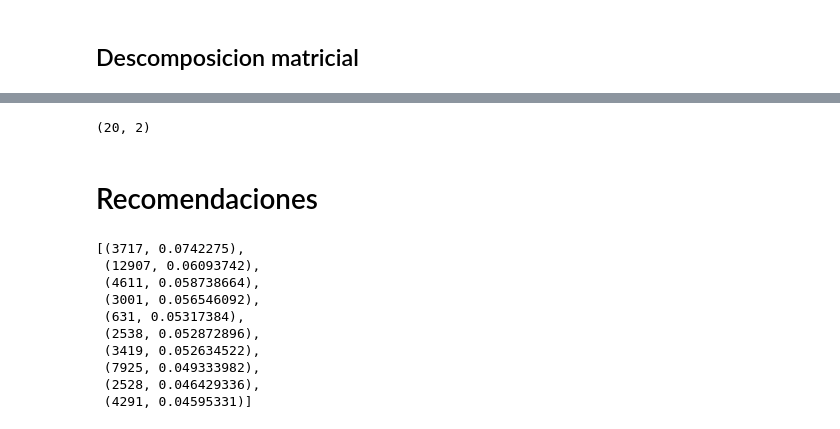
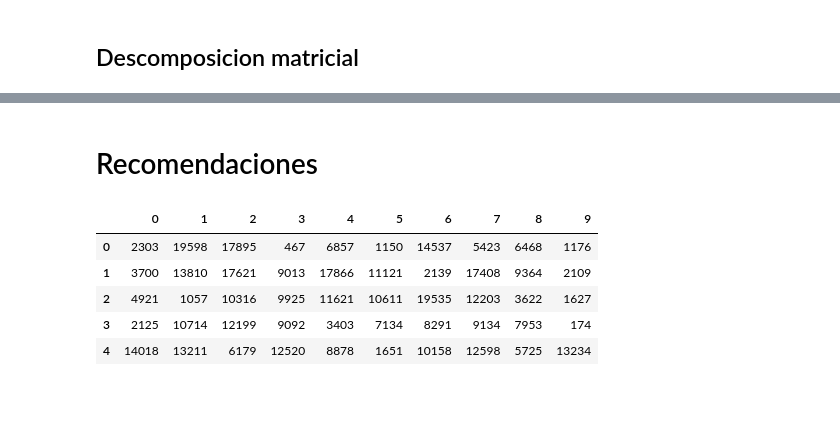
Before and after one commit to fagonzalezosorio/proyectomat282, a Jupyter notebook: Codigos/proyecto.ipynb, the cells around one changed output, grey strips where cells are left out. Cells and saved outputs as stored; diff of their text form; code cells hidden in the pictures; blank space fills up the shorter version.

```diff
--- a/Codigos/proyecto.ipynb
+++ b/Codigos/proyecto.ipynb
@@ -170,0 +171,2 @@ df.head()
+# %%
+(train_user_item, test_user_item) = train_test_split(sparse_user_item, train_percentage = 0.85)
@@ -170,0 +185,6 @@ df.head()
+# %%
+for j in [2,5,8,10,15,18,30]:
+    modelo = implicit.als.AlternatingLeastSquares(factors=j)
+    modelo.fit(train_user_item.T,show_progress = False) # sparse_item_user
+    p = precision_at_k(modelo, train_user_item,test_user_item,show_progress = False)
+    print(f"{j} -> {p}")
@@ -171,25 +199,16 @@ df.head()
 # %%
-modelo = implicit.als.AlternatingLeastSquares(factors=2 )
+als_model = implicit.als.AlternatingLeastSquares(factors=2)
 # %%
-modelo.fit(sparse_item_user,show_progress = True)
+modelo.fit(sparse_item_user,show_progress = False)
-# %%
-modelo.user_factors.shape
-# %% [output]
-(20, 2)
 # %% [markdown]
 # Recomendaciones
 # %%
-recommended = modelo.recommend(2, sparse_user_item,N=10)
+recommended = modelo.recommend_all(sparse_user_item,N=10,show_progress= False)
+pd.DataFrame(recommended).head()
+# %% [output]
+|  | 0 | 1 | 2 | 3 | 4 | 5 | 6 | 7 | 8 | 9 |
+| 0 | 2303 | 19598 | 17895 | 467 | 6857 | 1150 | 14537 | 5423 | 6468 | 1176 |
+| 1 | 3700 | 13810 | 17621 | 9013 | 17866 | 11121 | 2139 | 17408 | 9364 | 2109 |
+| 2 | 4921 | 1057 | 10316 | 9925 | 11621 | 10611 | 19535 | 12203 | 3622 | 1627 |
+| 3 | 2125 | 10714 | 12199 | 9092 | 3403 | 7134 | 8291 | 9134 | 7953 | 174 |
+| 4 | 14018 | 13211 | 6179 | 12520 | 8878 | 1651 | 10158 | 12598 | 5725 | 13234 |
-# %%
-recommended
-# %% [output]
-[(3717, 0.0742275),
- (12907, 0.06093742),
- (4611, 0.058738664),
- (3001, 0.056546092),
- (631, 0.05317384),
- (2538, 0.052872896),
- (3419, 0.052634522),
- (7925, 0.049333982),
- (2528, 0.046429336),
- (4291, 0.04595331)]
```
Also changed, not shown: parts of 22 cells of this notebook.
